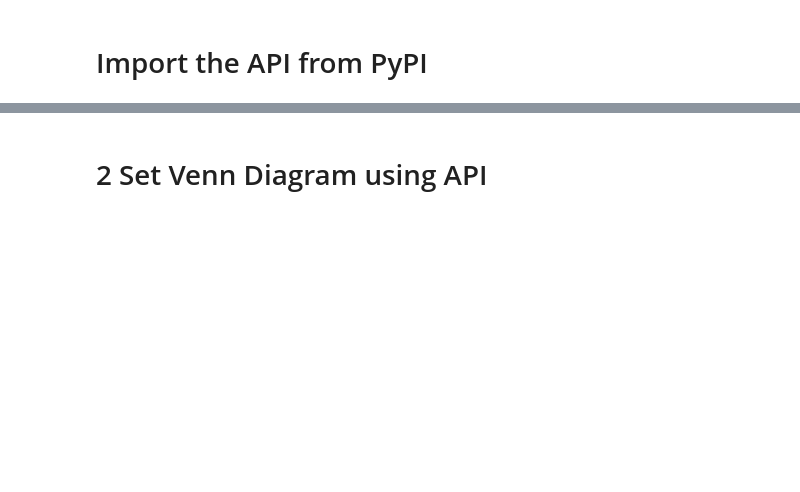
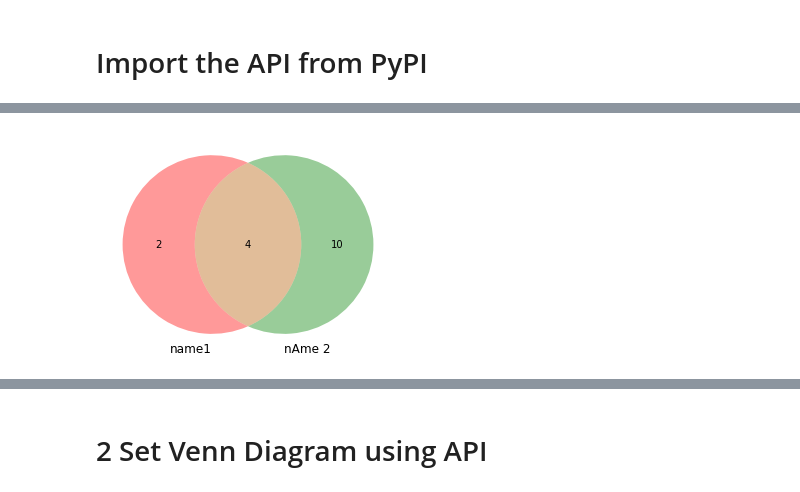
Before and after one commit to NathanCrowley/FinalYearProject, a Jupyter notebook: TestAPI/FYP_TESTING.ipynb, the cells around one changed output, grey strips where cells are left out. Cells and saved outputs as stored; diff of their text form; code cells hidden in the pictures; blank space fills up the shorter version.

```diff
--- a/TestAPI/FYP_TESTING.ipynb
+++ b/TestAPI/FYP_TESTING.ipynb
@@ -7,0 +48,15 @@ Note: you may need to restart the kernel to use updated packages.
+# %%
+# State input file
+file = "test_model.ivenn"
+
+# Read in data using API's in-built "read_data(file)"
+data = read_data(file)
+
+# Set input data to variables
+labels = data[0]
+mapped_values = data[1]
+values = data[2]
+
+print("Labels:",labels,"\n")
+print("Origninal Values:",values,"\n")
+print("Mapped Values:",mapped_values,"\n")
@@ -7,0 +138,10 @@ Note: you may need to restart the kernel to use updated packages.
+# %%
+set1 = set(mapped_values[0])
+set2 = set(mapped_values[1])
+
+sets = (set1,set2)
+l2 = labels[0:2]
+
+vuw = drawVenn(sets,l2,True)
+# %% [output]
+[figure, added]
```
Also changed, not shown: parts of 44 cells of this notebook, 11 other files.
